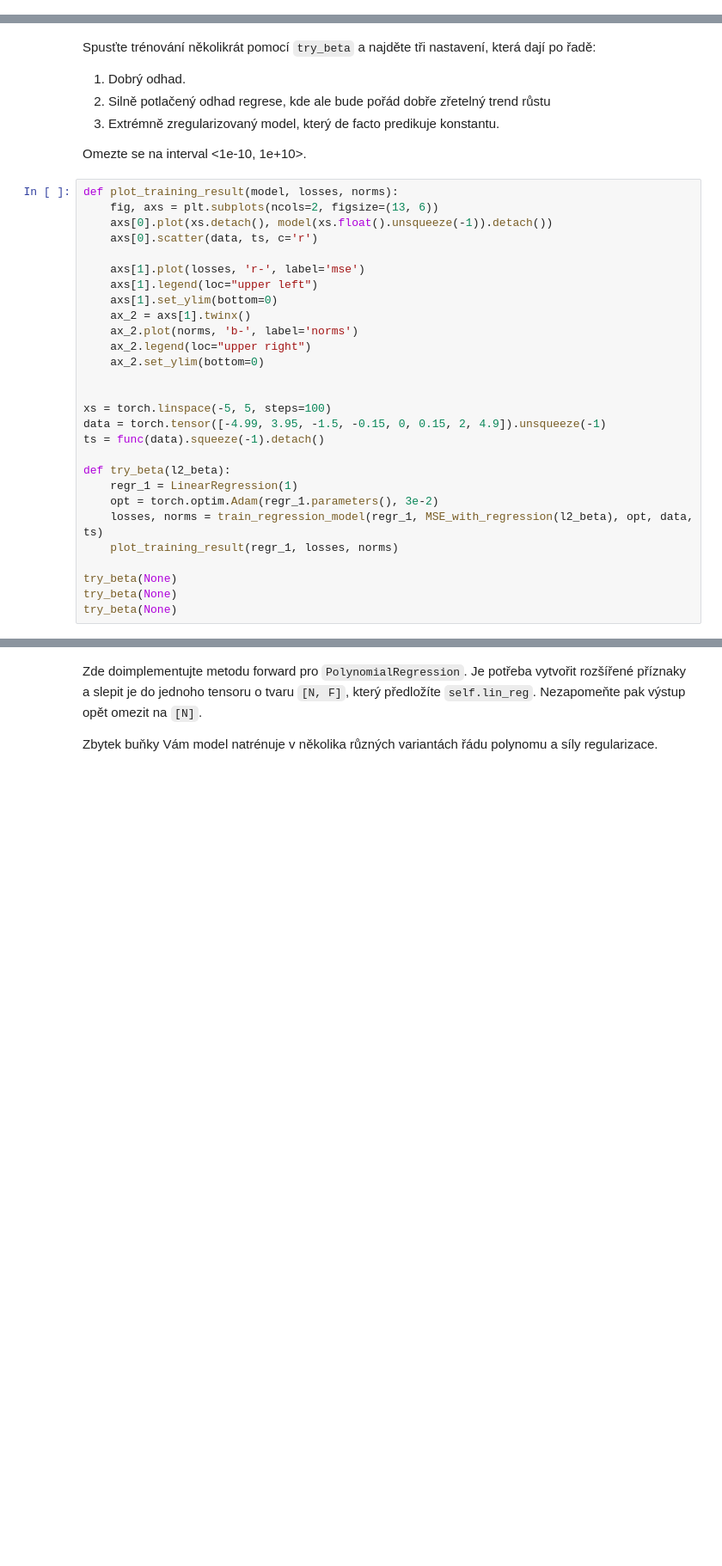
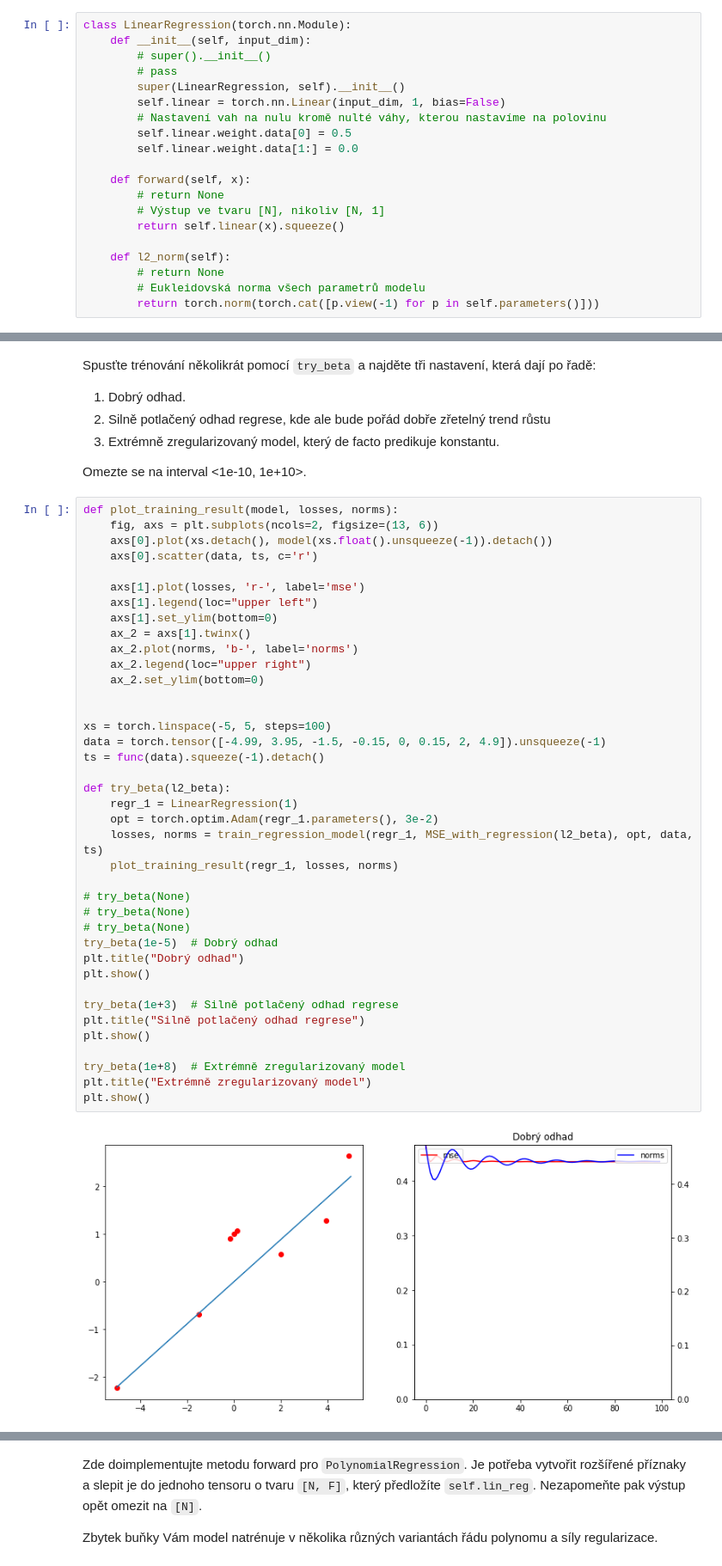
Before and after one commit to svobodovaLucie/SUI-project3, a Jupyter notebook: zadani.ipynb, the cells around one changed output, grey strips where cells are left out. Shown at 86% size. Drawn from its saved outputs; the diff is of its cells as text; blank space fills up the shorter version.

```diff
--- a/zadani.ipynb
+++ b/zadani.ipynb
@@ -91,3 +101,23 @@ class LinearRegression(torch.nn.Module):
+# %%
+class LinearRegression(torch.nn.Module):
+    def __init__(self, input_dim):
+        # super().__init__()
+        # pass
+        super(LinearRegression, self).__init__()
+        self.linear = torch.nn.Linear(input_dim, 1, bias=False)
+        # Nastavení vah na nulu kromě nulté váhy, kterou nastavíme na polovinu
+        self.linear.weight.data[0] = 0.5
+        self.linear.weight.data[1:] = 0.0
+
+    def forward(self, x):
+        # return None
+        # Výstup ve tvaru [N], nikoliv [N, 1]
+        return self.linear(x).squeeze()
+
+    def l2_norm(self):
+        # return None
+        # Eukleidovská norma všech parametrů modelu
+        return torch.norm(torch.cat([p.view(-1) for p in self.parameters()]))
 # %% [markdown]
 Naimplementujte funkci pro trénování modelu takového modelu.
 Funkce přijímá:
@@ -130,28 +186,41 @@ Omezte se na interval <1e-10, 1e+10>.
 # %%
 def plot_training_result(model, losses, norms):
     fig, axs = plt.subplots(ncols=2, figsize=(13, 6))
     axs[0].plot(xs.detach(), model(xs.float().unsqueeze(-1)).detach())
     axs[0].scatter(data, ts, c='r')
 
     axs[1].plot(losses, 'r-', label='mse')
     axs[1].legend(loc="upper left")
     axs[1].set_ylim(bottom=0)
     ax_2 = axs[1].twinx()
     ax_2.plot(norms, 'b-', label='norms')
     ax_2.legend(loc="upper right")
     ax_2.set_ylim(bottom=0)
 
 
 xs = torch.linspace(-5, 5, steps=100)
 data = torch.tensor([-4.99, 3.95, -1.5, -0.15, 0, 0.15, 2, 4.9]).unsqueeze(-1)
 ts = func(data).squeeze(-1).detach()
 
 def try_beta(l2_beta):
     regr_1 = LinearRegression(1)
     opt = torch.optim.Adam(regr_1.parameters(), 3e-2)
     losses, norms = train_regression_model(regr_1, MSE_with_regression(l2_beta), opt, data, ts)
     plot_training_result(regr_1, losses, norms)
 
-try_beta(None)
-try_beta(None)
-try_beta(None)
+# try_beta(None)
+# try_beta(None)
+# try_beta(None)
+try_beta(1e-5)  # Dobrý odhad
+plt.title("Dobrý odhad")
+plt.show()
+
+try_beta(1e+3)  # Silně potlačený odhad regrese
+plt.title("Silně potlačený odhad regrese")
+plt.show()
+
+try_beta(1e+8)  # Extrémně zregularizovaný model
+plt.title("Extrémně zregularizovaný model")
+plt.show()
+# %% [output]
+[figure, added]
```
Also changed, not shown: parts of 9 cells of this notebook.
